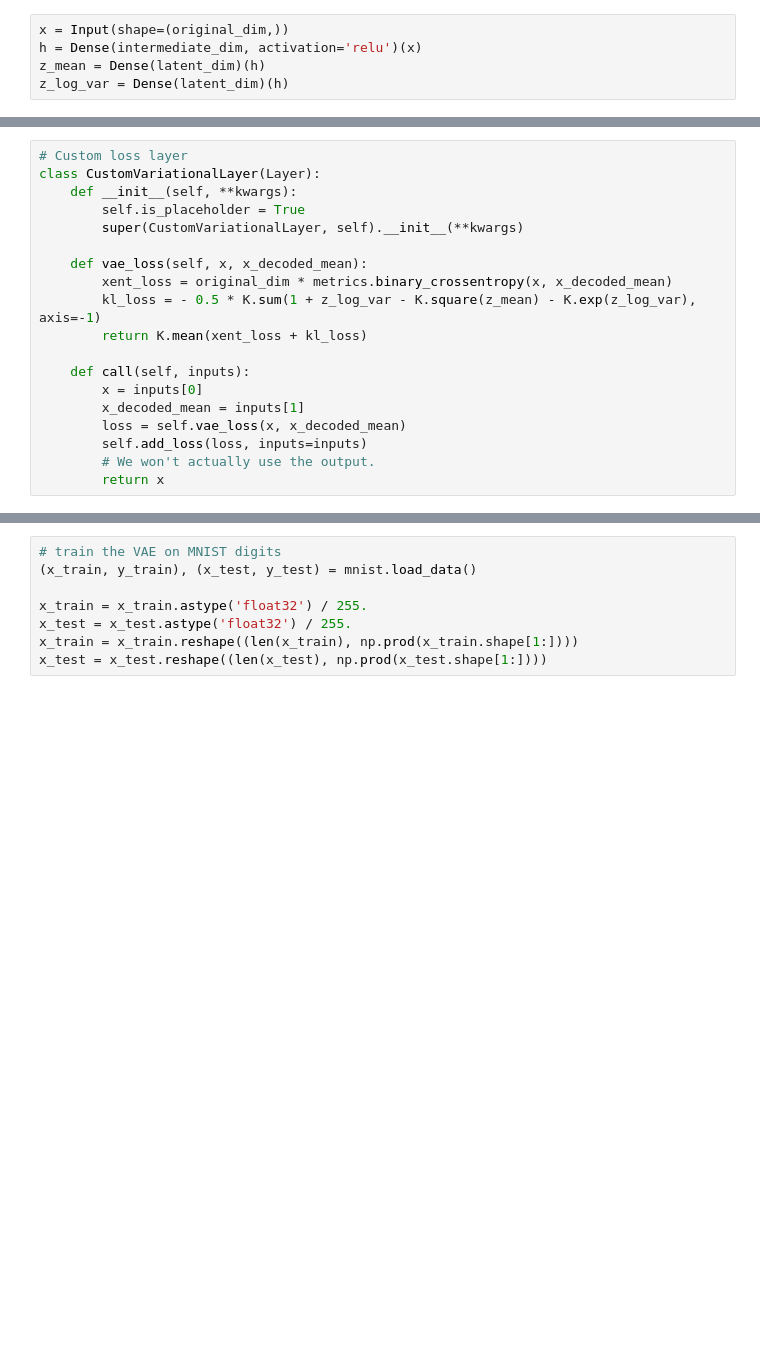
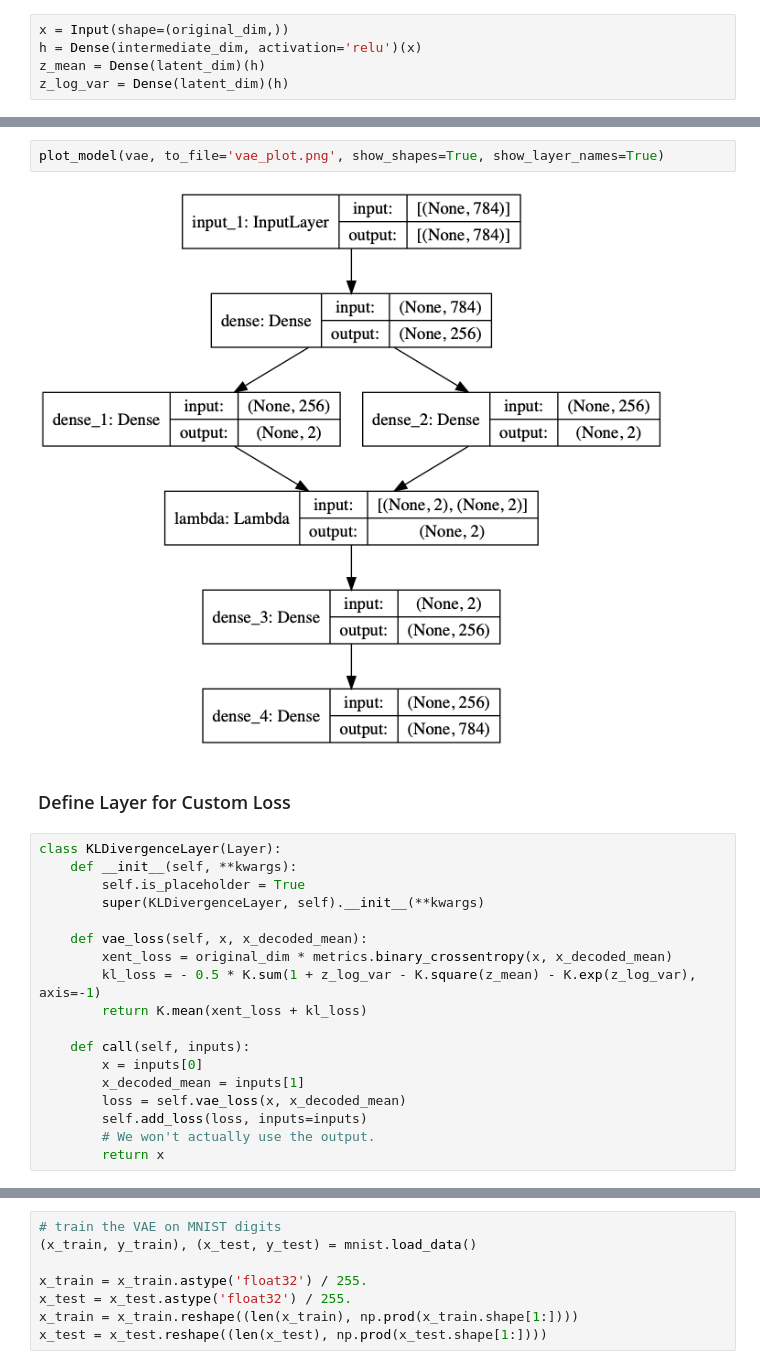
Before and after one commit to hannibunny/mlbook, a Jupyter notebook: ml/_build/html/_sources/neuralnetworks/04VariationalAutoencoder.ipynb, the cells around one changed output, grey strips where cells are left out. Cells and saved outputs as stored; diff of their text form; blank space fills up the shorter version.

```diff
--- a/ml/_build/html/_sources/neuralnetworks/04VariationalAutoencoder.ipynb
+++ b/ml/_build/html/_sources/neuralnetworks/04VariationalAutoencoder.ipynb
@@ -90,9 +165,14 @@ generator = Model(decoder_input, _x_decoded_mean)
+# %%
+plot_model(vae, to_file='vae_plot.png', show_shapes=True, show_layer_names=True)
+# %% [output]
+[figure, added]
+# %% [markdown]
+### Define Layer for Custom Loss
 # %%
-# Custom loss layer
-class CustomVariationalLayer(Layer):
+class KLDivergenceLayer(Layer):
     def __init__(self, **kwargs):
         self.is_placeholder = True
-        super(CustomVariationalLayer, self).__init__(**kwargs)
+        super(KLDivergenceLayer, self).__init__(**kwargs)
 
     def vae_loss(self, x, x_decoded_mean):
         xent_loss = original_dim * metrics.binary_crossentropy(x, x_decoded_mean)
```
Also changed, not shown: parts of 31 cells of this notebook, 28 other files.
